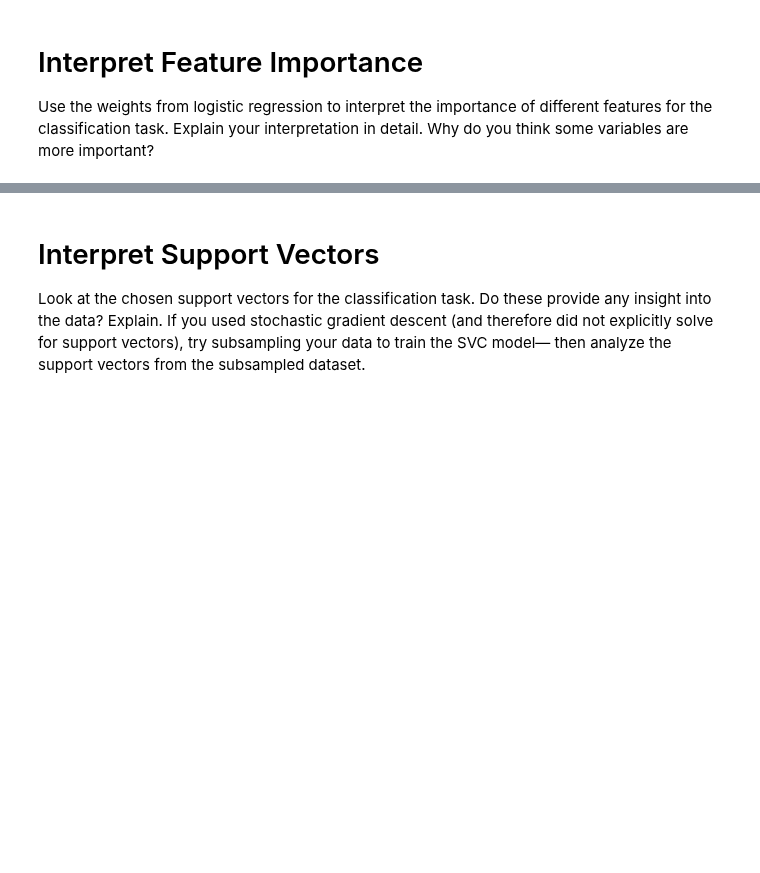
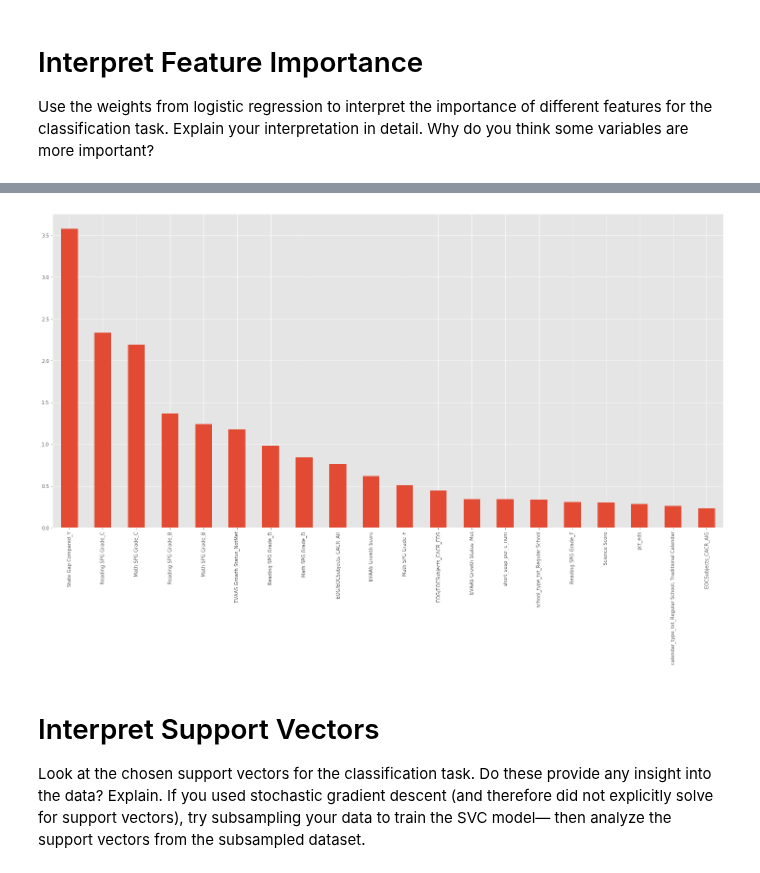
Before and after one commit to stmillett/MSDS7331_NorthCarolinaDataset, a Jupyter notebook: MiniLab2/Data Mining - Lab 2.ipynb, the cells around one changed output, grey strips where cells are left out. Cells and saved outputs as stored; diff of their text form; code cells hidden in the pictures; blank space fills up the shorter version.

Commit message:
feature importance visualization
murtada

```diff
--- a/MiniLab2/Data Mining - Lab 2.ipynb
+++ b/MiniLab2/Data Mining - Lab 2.ipynb
@@ -418,3 +435,15 @@ Length: 200, dtype: float64
+# %%
+#Murtada
+from matplotlib import pyplot as plt
+%matplotlib inline
+plt.style.use('ggplot')
+plt.figure(figsize = (25,12))
+order = pd.Series(pd.Series(sum1))
+order = order.sort_values(ascending=False)[:20]
+order.plot(kind='bar')
+plt.show()
+# %% [output]
+[figure, added]
 # %% [markdown]
 # Interpret Support Vectors
 Look at the chosen support vectors for the classification task. Do these provide any insight into the data? Explain. If you used stochastic gradient descent (and therefore did not explicitly solve for support vectors), try subsampling your data to train the SVC model— then analyze the support vectors from the subsampled dataset.
```
Also changed, not shown: parts of 3 cells of this notebook.
